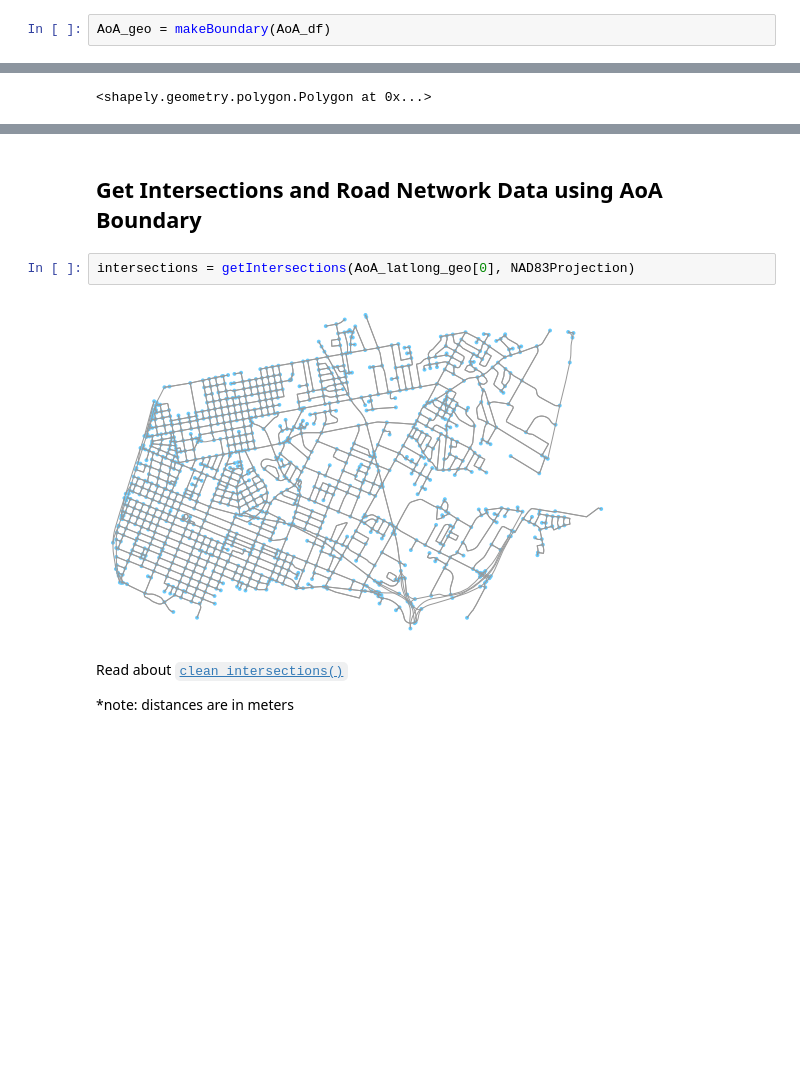
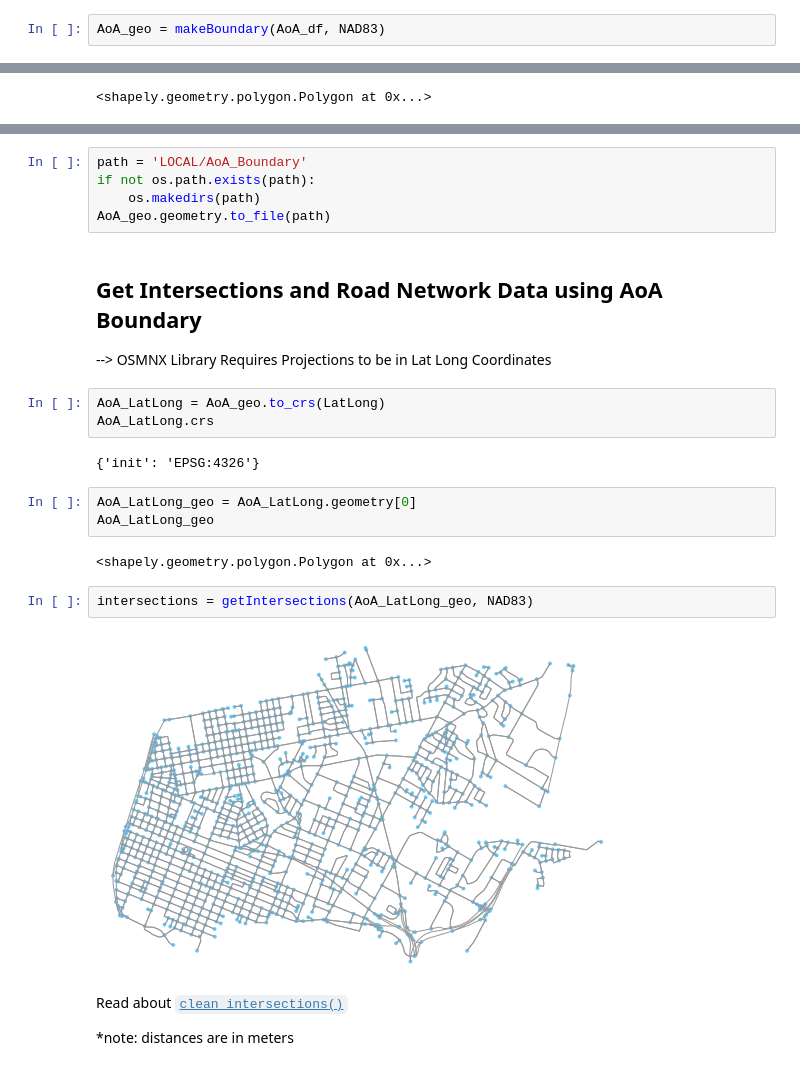
Before and after one commit to Schmidtbit/Bus-Route-Optimization, a Jupyter notebook: RouteFinder2.0/GetData_RouteFinder2.0.ipynb, the cells around one changed output, grey strips where cells are left out. Drawn from its saved outputs; the diff is of its cells as text; blank space fills up the shorter version.

```diff
--- a/RouteFinder2.0/GetData_RouteFinder2.0.ipynb
+++ b/RouteFinder2.0/GetData_RouteFinder2.0.ipynb
@@ -114,4 +122,4 @@ plt.show()
 # %% [markdown]
 ### Make AoA Boundary (In Ft.)
 # %%
-AoA_geo = makeBoundary(AoA_df)
+AoA_geo = makeBoundary(AoA_df, NAD83)
@@ -154,9 +142,26 @@ AoA_latlong_geo[0]
+# %%
+path = 'LOCAL/AoA_Boundary'
+if not os.path.exists(path):
+    os.makedirs(path)
+AoA_geo.geometry.to_file(path)
 # %% [markdown]
 ## Get Intersections and Road Network Data using AoA Boundary
+
+--> OSMNX Library Requires Projections to be in Lat Long Coordinates
-# %%
-intersections = getIntersections(AoA_latlong_geo[0], NAD83Projection)
-# %% [output]
-[figure, removed]
+# %%
+AoA_LatLong = AoA_geo.to_crs(LatLong)
+AoA_LatLong.crs
+# %% [output]
+{'init': 'EPSG:4326'}
+# %%
+AoA_LatLong_geo = AoA_LatLong.geometry[0]
+AoA_LatLong_geo
+# %% [output]
+<shapely.geometry.polygon.Polygon at 0x...>
+# %%
+intersections = getIntersections(AoA_LatLong_geo, NAD83)
+# %% [output]
+[figure, added]
 # %% [markdown]
 Read about [`clean_intersections()`](https://osmnx.readthedocs.io/en/stable/osmnx.html?highlight=clean_intersections)
 
```
Also changed, not shown: parts of 58 cells of this notebook, 9 other files.
